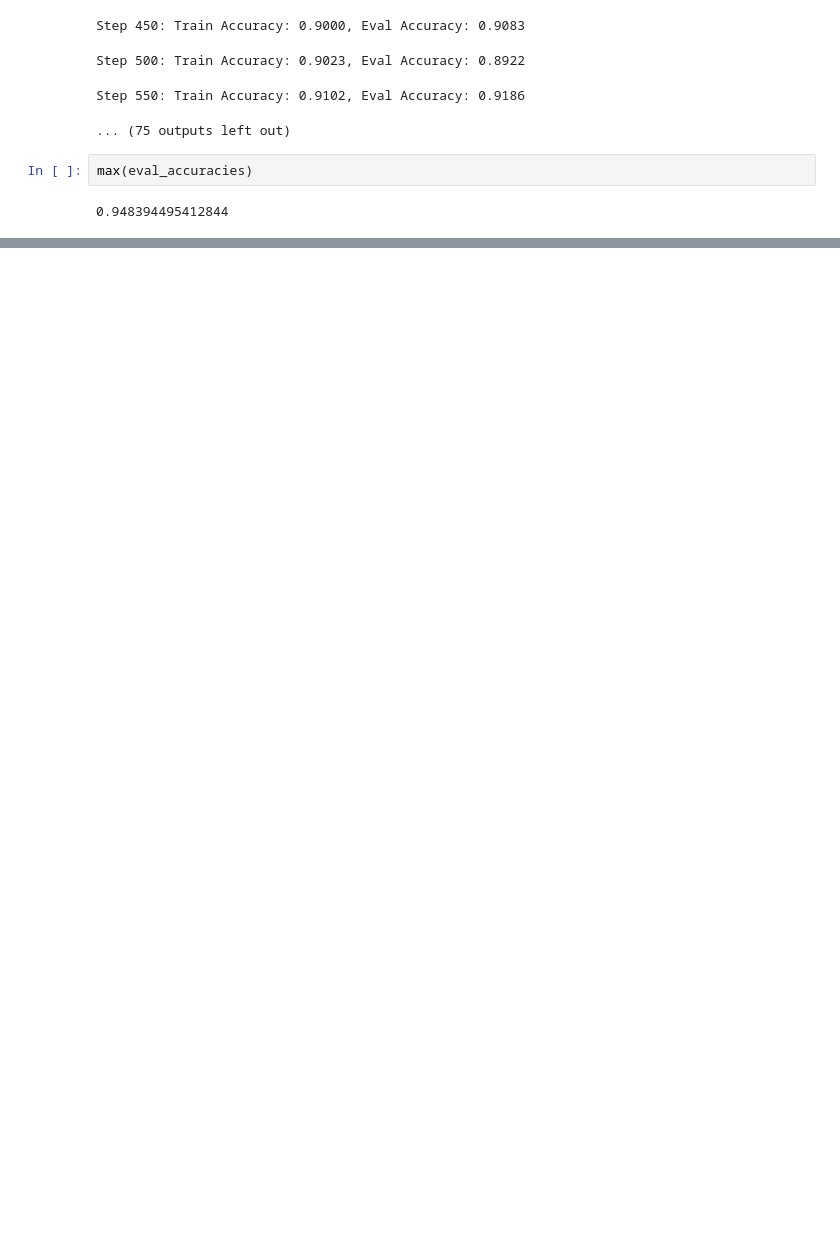
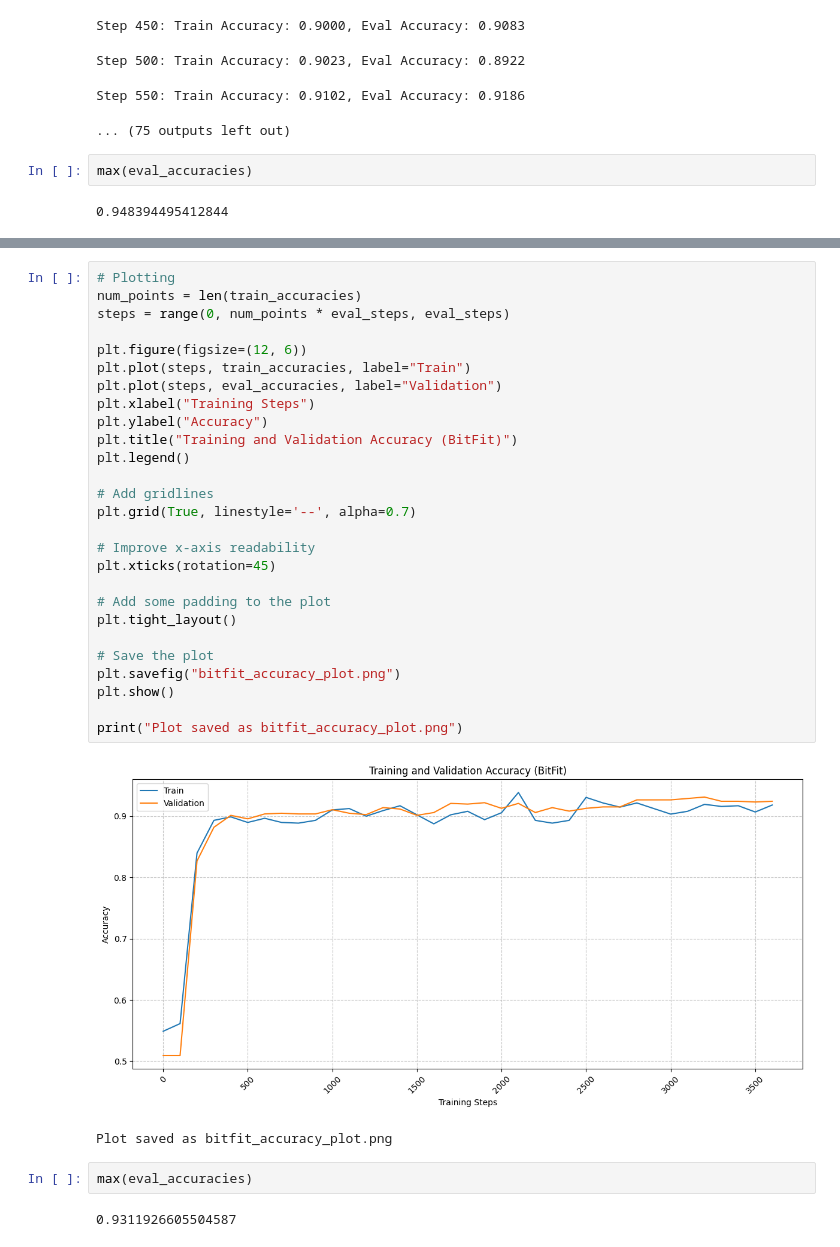
Before and after one commit to Kira265/advances-self-supervised-models, a Jupyter notebook: Advances_in_Self_supervised_Models_HW1.ipynb, the cells around one changed output, grey strips where cells are left out. Saved outputs shown, nothing was run; the diff lists cells and outputs as text; blank space fills up the shorter version.

```diff
--- a/Advances_in_Self_supervised_Models_HW1.ipynb
+++ b/Advances_in_Self_supervised_Models_HW1.ipynb
@@ -378,3 +817,37 @@ attention_mask: shape torch.Size([16, 512]), dtype torch.int64
+# %%
+# Plotting
+num_points = len(train_accuracies)
+steps = range(0, num_points * eval_steps, eval_steps)
+
+plt.figure(figsize=(12, 6))
+plt.plot(steps, train_accuracies, label="Train")
+plt.plot(steps, eval_accuracies, label="Validation")
+plt.xlabel("Training Steps")
+plt.ylabel("Accuracy")
+plt.title("Training and Validation Accuracy (BitFit)")
+plt.legend()
+
+# Add gridlines
+plt.grid(True, linestyle='--', alpha=0.7)
+
+# Improve x-axis readability
+plt.xticks(rotation=45)
+
+# Add some padding to the plot
+plt.tight_layout()
+
+# Save the plot
+plt.savefig("bitfit_accuracy_plot.png")
+plt.show()
+
+print("Plot saved as bitfit_accuracy_plot.png")
+# %% [output]
+[figure, added]
+Plot saved as bitfit_accuracy_plot.png
+# %%
+max(eval_accuracies)
+# %% [output]
+0.9311926605504587
 # %%
 # Evaluate on test set
 model.eval()
```
Also changed, not shown: parts of 41 cells of this notebook.
